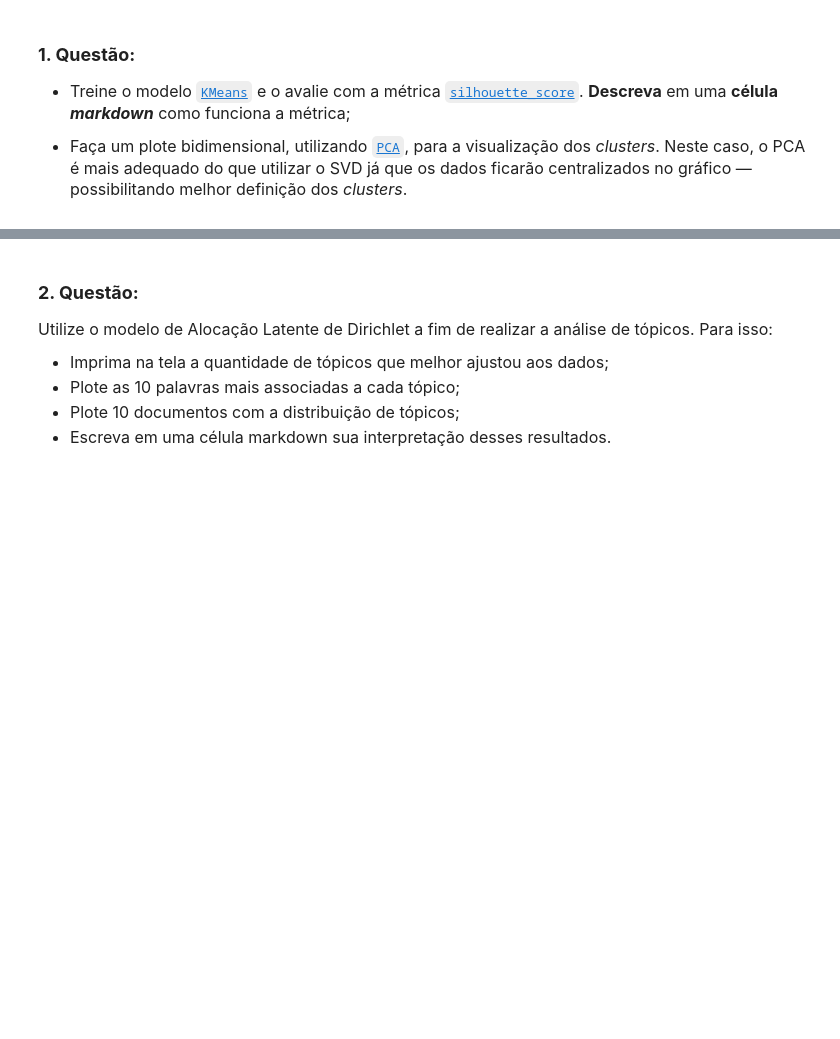
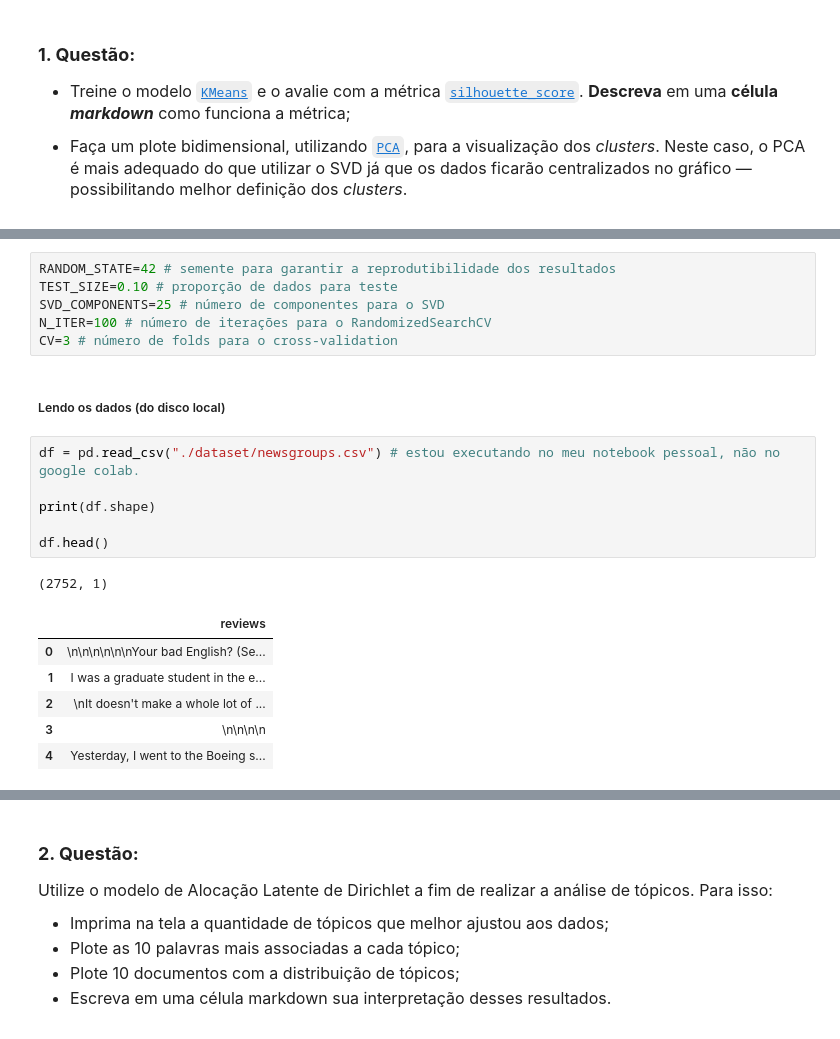
Before and after one commit to gilcesarf/imd1107-202601, a Jupyter notebook: 2-unidade/atividade4.ipynb, the cells around one changed output, grey strips where cells are left out. Cells and saved outputs as stored; diff of their text form; blank space fills up the shorter version.

```diff
--- a/2-unidade/atividade4.ipynb
+++ b/2-unidade/atividade4.ipynb
@@ -25,0 +56,22 @@ Com base no *dataset* `NewsGroups`, disponível no diretório $\text{dataset/}\,
+# %%
+RANDOM_STATE=42 # semente para garantir a reprodutibilidade dos resultados
+TEST_SIZE=0.10 # proporção de dados para teste
+SVD_COMPONENTS=25 # número de componentes para o SVD
+N_ITER=100 # número de iterações para o RandomizedSearchCV
+CV=3 # número de folds para o cross-validation
+# %% [markdown]
+##### Lendo os dados (do disco local)
+# %%
+df = pd.read_csv("./dataset/newsgroups.csv") # estou executando no meu notebook pessoal, não no google colab.
+
+print(df.shape)
+
+df.head()
+# %% [output]
+(2752, 1)
+|  | reviews |
+| 0 | \n\n\n\n\n\nYour bad English? (Se... |
+| 1 | I was a graduate student in the e... |
+| 2 | \nIt doesn't make a whole lot of ... |
+| 3 | \n\n\n\n |
+| 4 | Yesterday, I went to the Boeing s... |
```
Also changed, not shown: parts of 11 cells of this notebook.
